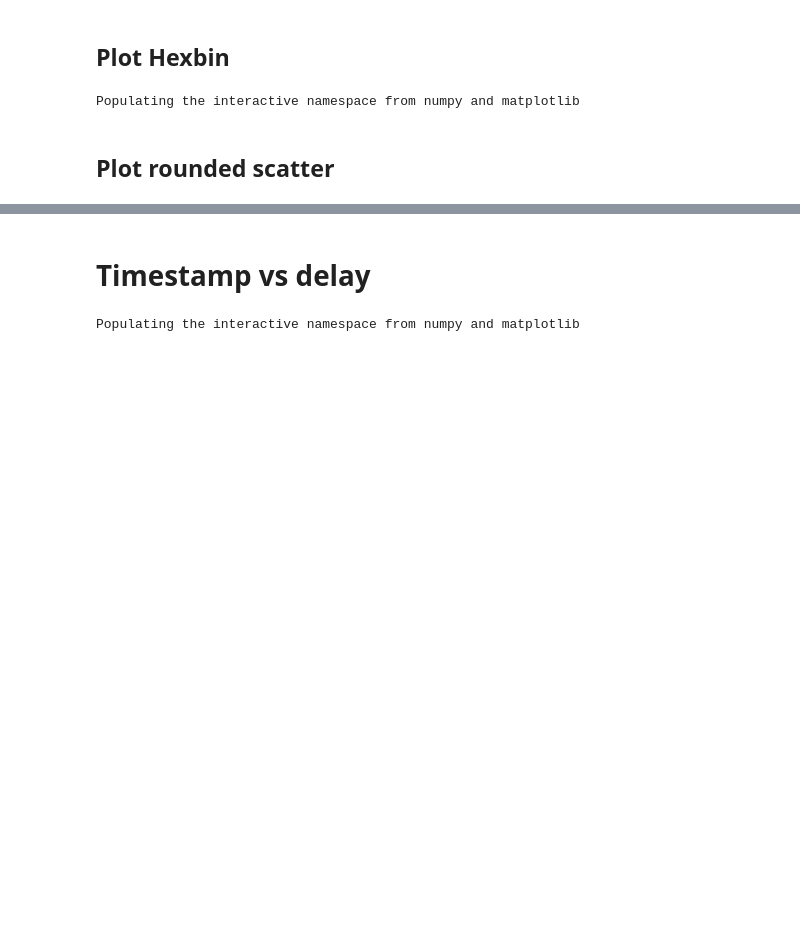
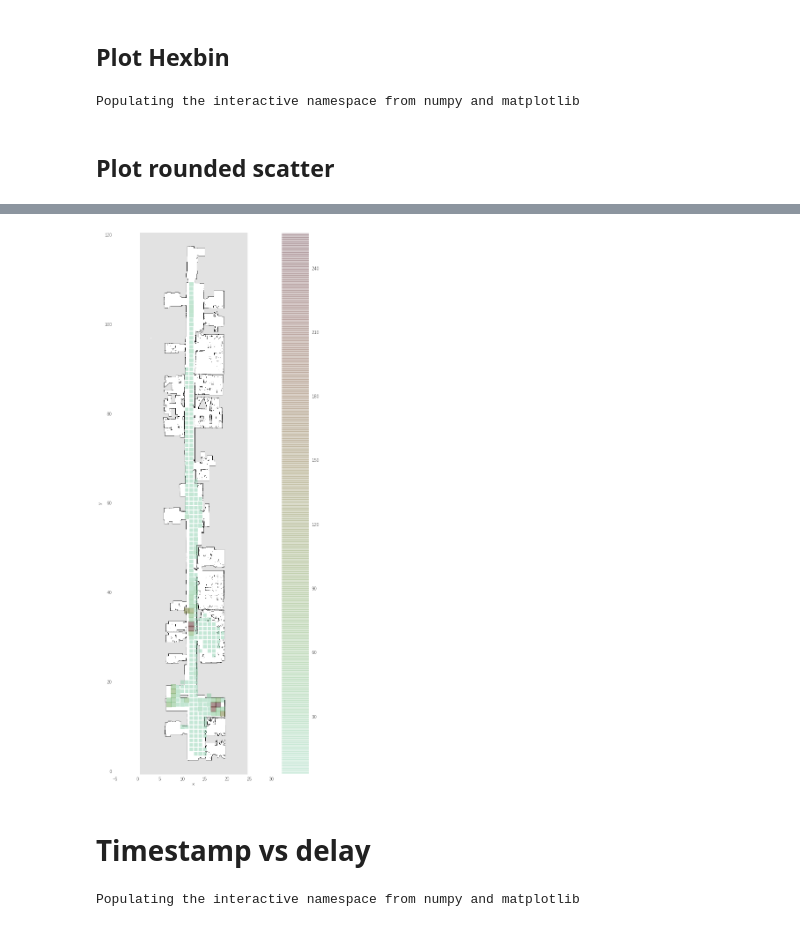
Before and after one commit to UC3MSocialRobots/robot_wardrive, a Jupyter notebook: data/Ping Plots.ipynb, the cells around one changed output, grey strips where cells are left out. Drawn from its saved outputs; the diff is of its cells as text; code cells hidden in the pictures; blank space fills up the shorter version.

```diff
--- a/data/Ping Plots.ipynb
+++ b/data/Ping Plots.ipynb
@@ -150,13 +148,30 @@ Populating the interactive namespace from numpy and matplotlib
+# %%
+#cmap = sns.cubehelix_palette(n_colors=10, start=1, rot=-0.7,
+#                             gamma=1.3, hue=0.8, light=0.6, dark=0.3,
+#                             reverse=False, as_cmap=True)
+
+cmap = sns.cubehelix_palette(n_colors=9, start=0, rot=-1,
+                             gamma=1.4, hue=0.7, light=0.7, dark=0.3,
+                             reverse=False, as_cmap=True)
+
+cmap = sns.cubehelix_palette(n_colors=4, start=0, rot=0.9,
+                             gamma=1.5, hue=1, light=0.8, dark=0.3,
+                             reverse=False, as_cmap=True)
 # %%
 rounded.plot(kind='scatter', x='x', y='y', c='delay', marker='s',
              # s=rounded.delay/2, linewidth=0, alpha=0.5,
-             s=rounded.delay/2, linewidth=0, alpha=0.5,
-             grid=None, cmap="winter")  # cmap=*_r is reversed version of the cmap
+             s=25*np.log(rounded.delay*4), linewidth=0, alpha=0.5,
+             grid=None, cmap=cmap)  # cmap=*_r is reversed version of the cmap
+             # grid=None, cmap="autumn_r")  # cmap=*_r is reversed version of the cmap
+             #grid=None, cmap="winter")  # cmap=*_r is reversed version of the cmap
 img = plt.imread('roboticslab_complete_clean.png')
 implot = plt.imshow(img, extent=extent, cmap='Greys_r')
 axes().set_aspect('equal', 'datalim')
+plt.xlim(0,25)
 plt.grid(b=None)
 plt.savefig('ping_locations.pdf', grid=None, transparent=False, dpi=300)
+# %% [output]
+[figure, added]
 # %% [markdown]
 # Timestamp vs delay
 # %%
```
Also changed, not shown: parts of 21 cells of this notebook, 1 other file.
